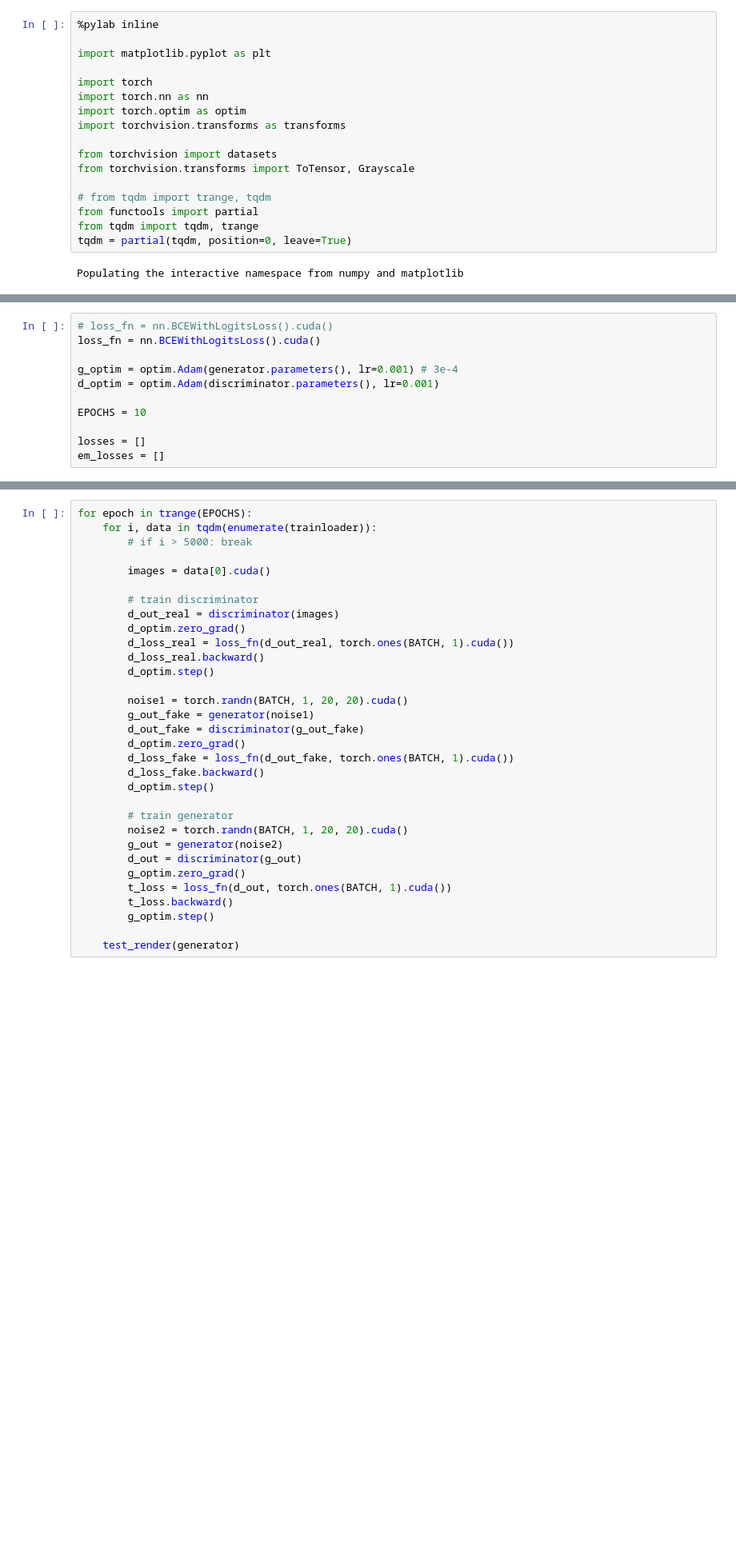
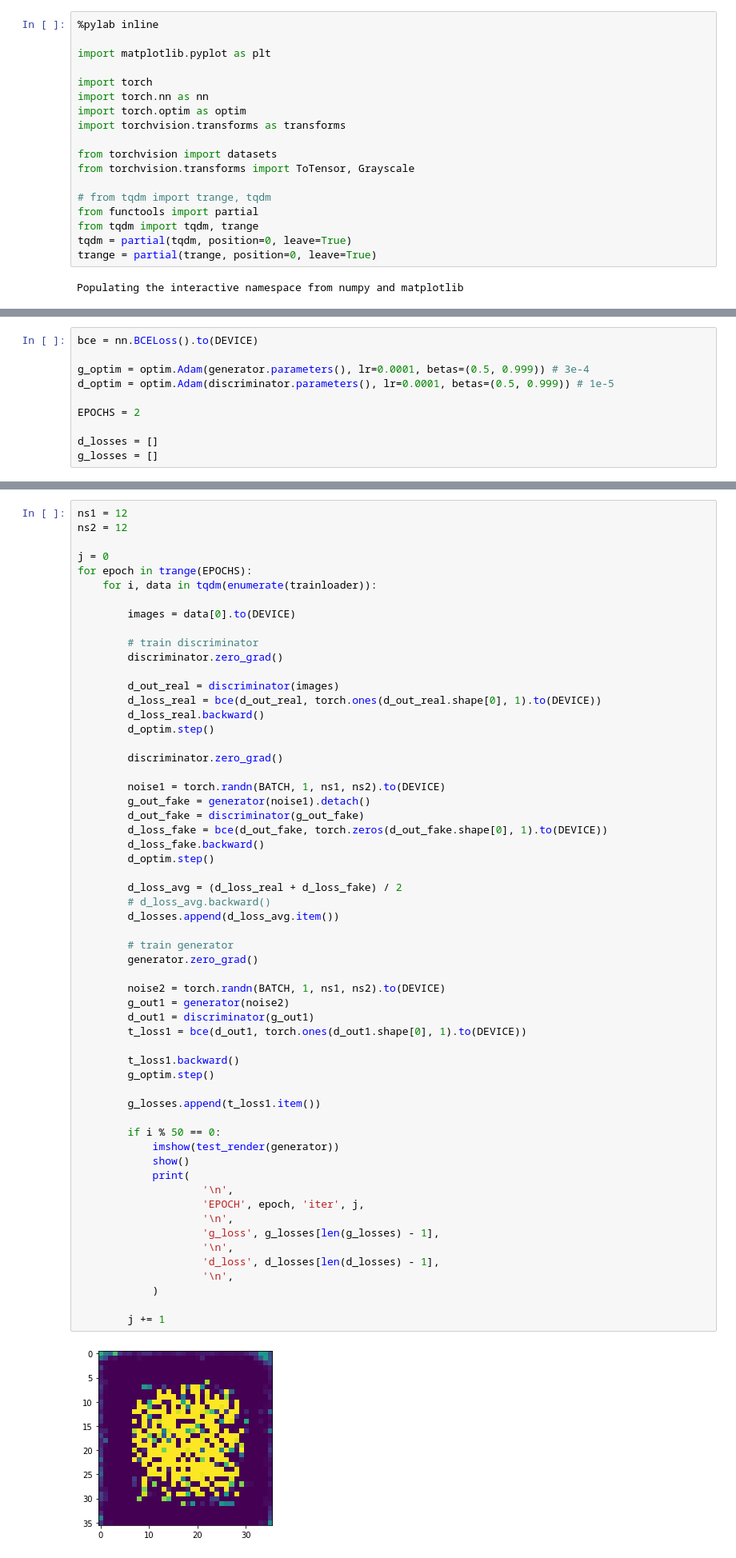
Before and after one commit to luundbr/algos, a Jupyter notebook: gan.ipynb, the cells around one changed output, grey strips where cells are left out. Shown: that part at 80% size. Cells and saved outputs as stored; diff of their text form; blank space fills up the shorter version.

```diff
--- a/gan.ipynb
+++ b/gan.ipynb
@@ -15,5 +15,6 @@ from torchvision.transforms import ToTensor, Grayscale
 from functools import partial
 from tqdm import tqdm, trange
 tqdm = partial(tqdm, position=0, leave=True)
+trange = partial(trange, position=0, leave=True)
 # %% [output]
 Populating the interactive namespace from numpy and matplotlib
@@ -127,13 +153,12 @@ discriminator = D().cuda()
 # %%
-# loss_fn = nn.BCEWithLogitsLoss().cuda()
-loss_fn = nn.BCEWithLogitsLoss().cuda()
+bce = nn.BCELoss().to(DEVICE)
 
-g_optim = optim.Adam(generator.parameters(), lr=0.001) # 3e-4
-d_optim = optim.Adam(discriminator.parameters(), lr=0.001)
+g_optim = optim.Adam(generator.parameters(), lr=0.0001, betas=(0.5, 0.999)) # 3e-4
+d_optim = optim.Adam(discriminator.parameters(), lr=0.0001, betas=(0.5, 0.999)) # 1e-5
 
-EPOCHS = 10
+EPOCHS = 2
 
-losses = []
-em_losses = []
+d_losses = []
+g_losses = []
 # %%
 def test_render(g):
@@ -147,32 +173,60 @@ test_render(generator)
 # %%
+ns1 = 12
+ns2 = 12
+
+j = 0
 for epoch in trange(EPOCHS):
 	for i, data in tqdm(enumerate(trainloader)):
-		# if i > 5000: break
 
-		images = data[0].cuda()
+		images = data[0].to(DEVICE)
 
 		# train discriminator
+		discriminator.zero_grad()
+
 		d_out_real = discriminator(images)
-		d_optim.zero_grad()
-		d_loss_real = loss_fn(d_out_real, torch.ones(BATCH, 1).cuda())
+		d_loss_real = bce(d_out_real, torch.ones(d_out_real.shape[0], 1).to(DEVICE))
 		d_loss_real.backward()
 		d_optim.step()
 
-		noise1 = torch.randn(BATCH, 1, 20, 20).cuda()
-		g_out_fake = generator(noise1)
+		discriminator.zero_grad()
+
+		noise1 = torch.randn(BATCH, 1, ns1, ns2).to(DEVICE)
+		g_out_fake = generator(noise1).detach()
 		d_out_fake = discriminator(g_out_fake)
-		d_optim.zero_grad()
-		d_loss_fake = loss_fn(d_out_fake, torch.ones(BATCH, 1).cuda())
+		d_loss_fake = bce(d_out_fake, torch.zeros(d_out_fake.shape[0], 1).to(DEVICE))
 		d_loss_fake.backward()
 		d_optim.step()
 
+		d_loss_avg = (d_loss_real + d_loss_fake) / 2
+		# d_loss_avg.backward()
+		d_losses.append(d_loss_avg.item())
+
 		# train generator
-		noise2 = torch.randn(BATCH, 1, 20, 20).cuda()
-		g_out = generator(noise2)
-		d_out = discriminator(g_out)
-		g_optim.zero_grad()
-		t_loss = loss_fn(d_out, torch.ones(BATCH, 1).cuda())
-		t_loss.backward()
+		generator.zero_grad()
+
+		noise2 = torch.randn(BATCH, 1, ns1, ns2).to(DEVICE)
+		g_out1 = generator(noise2)
+		d_out1 = discriminator(g_out1)
+		t_loss1 = bce(d_out1, torch.ones(d_out1.shape[0], 1).to(DEVICE))
+
+		t_loss1.backward()
 		g_optim.step()
 
-	test_render(generator)
+		g_losses.append(t_loss1.item())
+
+		if i % 50 == 0:
+			imshow(test_render(generator))
+			show()
+			print(
+					'\n',
+					'EPOCH', epoch, 'iter', j,
+					'\n',
+					'g_loss', g_losses[len(g_losses) - 1],
+					'\n',
+					'd_loss', d_losses[len(d_losses) - 1],
+					'\n',
+			)
+
+		j += 1
+# %% [output]
+[figure, added]
```
Also changed, not shown: parts of 16 cells of this notebook.
